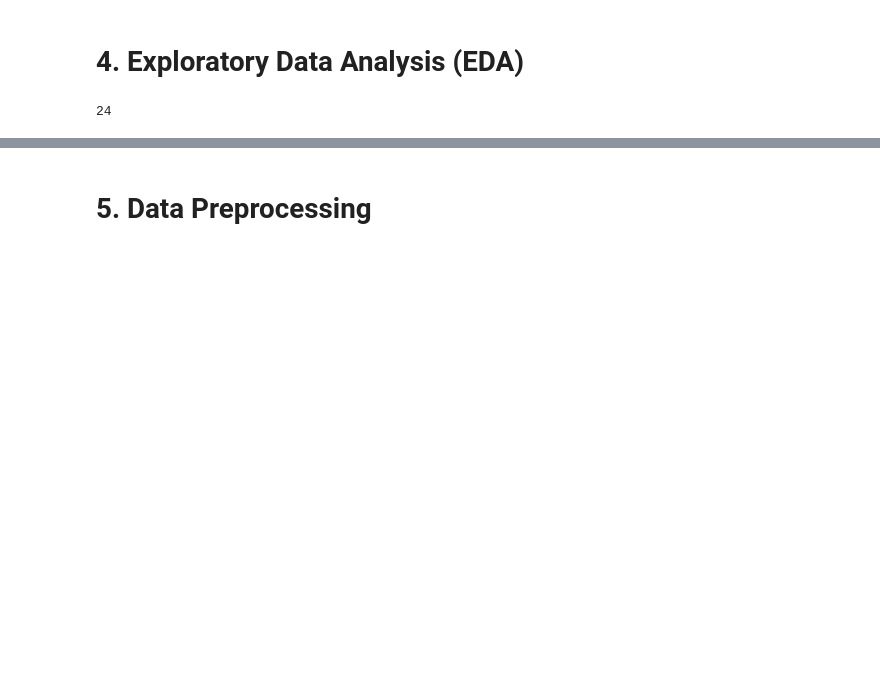
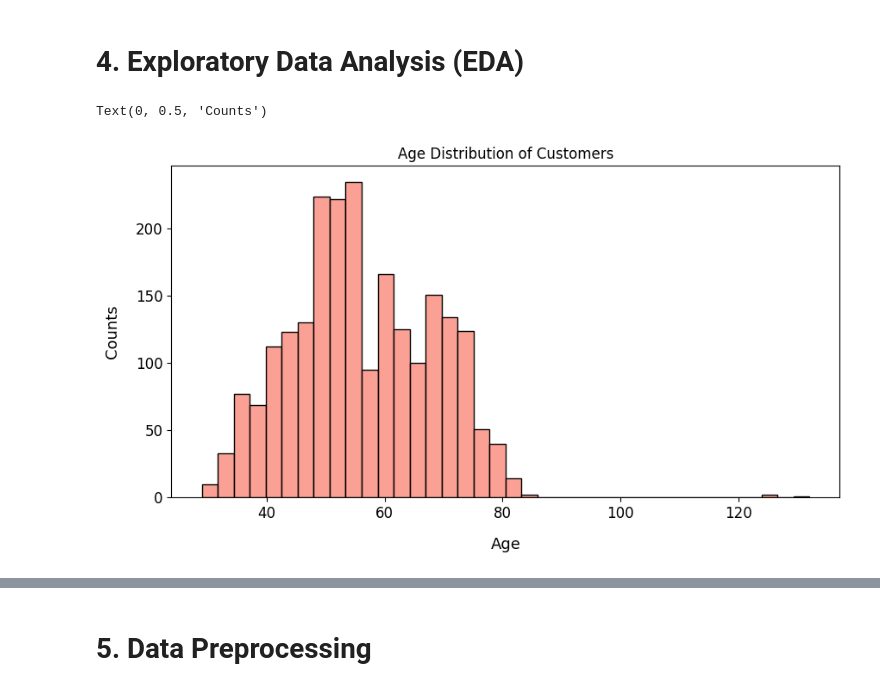
Before and after one commit to MFavianZaahir/Belajar-Machine-Learning-Untuk-Pemula---Dicoding, a Jupyter notebook: [Clustering]_Submission_Akhir_BMLP_Muhammad_Favian_Zaahir.ipynb, the cells around one changed output, grey strips where cells are left out. Saved outputs shown, nothing was run; the diff lists cells and outputs as text; code cells hidden in the pictures; blank space fills up the shorter version.

```diff
--- a/[Clustering]_Submission_Akhir_BMLP_Muhammad_Favian_Zaahir.ipynb
+++ b/[Clustering]_Submission_Akhir_BMLP_Muhammad_Favian_Zaahir.ipynb
@@ -17,11 +20,9 @@ from sklearn.impute import SimpleImputer
 # %% [markdown]
 # **3. Memuat Dataset**
 # %%
-data = pd.read_csv('personality/marketing_campaign.csv', sep='\t')
+data = pd.read_csv('Dataset_inisiasi.csv', sep=',')
 
 print(data.head())
-print(data.info())
-print(data.describe())
 # %% [output]
      ID  Year_Birth   Education Marital_Status   Income  Kidhome  Teenhome  \
 0  5524        1957  Graduation         Single  58138.0        0         0
@@ -43,6 +77,17 @@ max         11.0     1.000000
 # %% [markdown]
 # **4. Exploratory Data Analysis (EDA)**
-# %%
-print(data['Income'].isnull().sum())
-# %% [output]
-24
+# %%
+data['TotalSpendings'] = data.MntWines + data.MntFruits + data.MntMeatProducts + data.MntFishProducts + data.MntSweetProducts + data.MntGoldProds
+# %%
+data['Age'] = 2025 - data['Year_Birth']
+
+plt.figure(figsize=(10,5))
+ax = sns.histplot(data=data, x='Age', color='salmon')
+ax.set(title="Age Distribution of Customers")
+plt.xticks(fontsize=12)
+plt.yticks(fontsize=12)
+plt.xlabel('Age', fontsize=13, labelpad=13)
+plt.ylabel('Counts', fontsize=13, labelpad=13)
+# %% [output]
+Text(0, 0.5, 'Counts')
+[figure, added]
```
Also changed, not shown: parts of 18 cells of this notebook, 4 other files.
